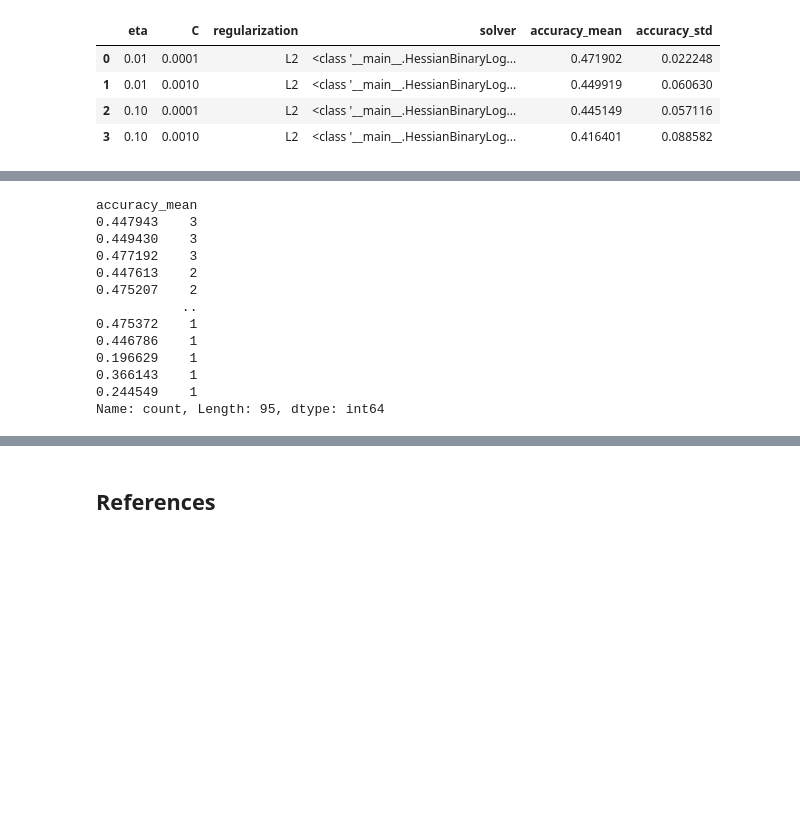
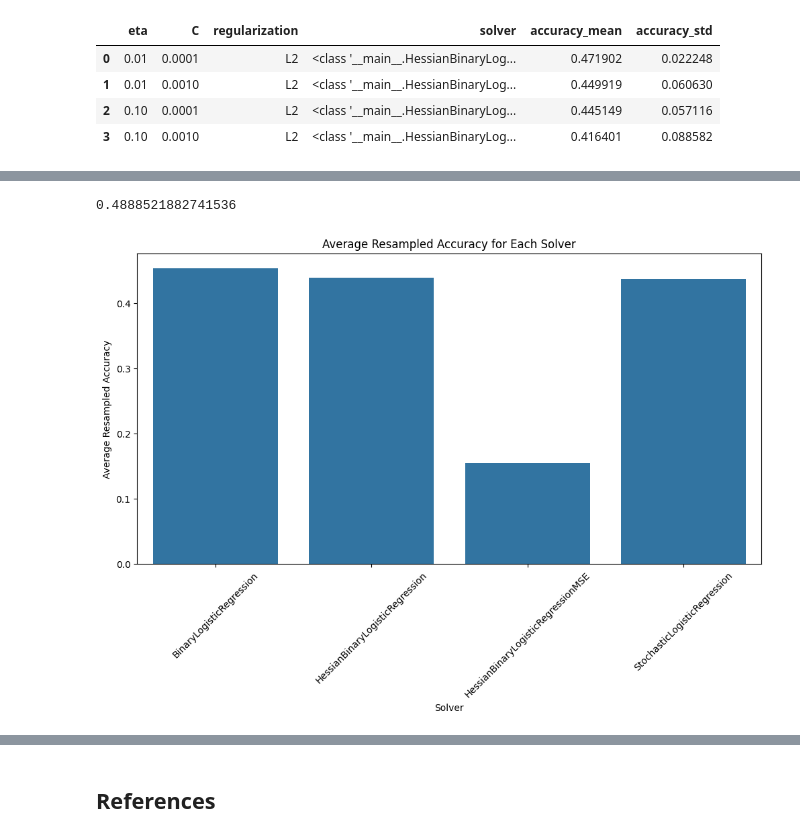
Before and after one commit to colew658/custom_logistic_regression, a Jupyter notebook: ova_log_reg.ipynb, the cells around one changed output, grey strips where cells are left out. Cells and saved outputs as stored; diff of their text form; code cells hidden in the pictures; blank space fills up the shorter version.

Commit message:
Add performance vs. hyperparams plots

```diff
--- a/ova_log_reg.ipynb
+++ b/ova_log_reg.ipynb
@@ -775,18 +803,57 @@ full_grid_results.sort_values(by="accuracy_mean", ascending=False)
 # %%
 # full_grid_results.to_csv("grid_search_results.csv", index=False)
-# %%
-full_grid_results.accuracy_mean.value_counts()
-# %% [output]
-accuracy_mean
-0.447943    3
-0.449430    3
-0.477192    3
-0.447613    2
-0.475207    2
-           ..
-0.475372    1
-0.446786    1
-0.196629    1
-0.366143    1
-0.244549    1
-Name: count, Length: 95, dtype: int64
+# %%
+# Create classifier with the best hyperparameters
+best_params = sorted_results.iloc[0]
+clf = MultiClassLogisticRegression(
+    eta=best_params["eta"],
+    C=best_params["C"],
+    regularization=best_params["regularization"],
+    solver=best_params["solver"],
+)
+clf.fit(x_train.values, y_train.values)
+clf.predict(x_test.values)
+accuracy_score(y_test, clf.predict(x_test.values))
+# %% [output]
+0.4888521882741536
+# %%
+# Map the solver names to their string representations
+solver_names = {
+    BinaryLogisticRegression: "BinaryLogisticRegression",
+    StochasticLogisticRegression: "StochasticLogisticRegression",
+    HessianBinaryLogisticRegression: "HessianBinaryLogisticRegression",
+    HessianBinaryLogisticRegressionMSE: "HessianBinaryLogisticRegressionMSE",
+}
+# Create a new column for solver names
+full_grid_results["solver_name"] = full_grid_results["solver"].map(
+    solver_names,
+)
+# Map the solver names to colors
+solver_colors = {
+    "BinaryLogisticRegression": "blue",
+    "StochasticLogisticRegression": "green",
+    "HessianBinaryLogisticRegression": "red",
+    "HessianBinaryLogisticRegressionMSE": "purple",
+}
+# %%
+# Calculate the average mean_accuracy for each solver
+accuracy_per_solver = (
+    full_grid_results.groupby("solver_name")["accuracy_mean"]
+    .mean()
+    .reset_index()
+)
+
+# Create a barplot
+plt.figure(figsize=(12, 6))
+sns.barplot(
+    data=accuracy_per_solver,
+    x="solver_name",
+    y="accuracy_mean",
+)
+plt.xlabel("Solver")
+plt.ylabel("Average Resampled Accuracy")
+plt.title("Average Resampled Accuracy for Each Solver")
+plt.xticks(rotation=45)
+plt.show()
+# %% [output]
+[figure, added]
```
Also changed, not shown: parts of 15 cells of this notebook.
